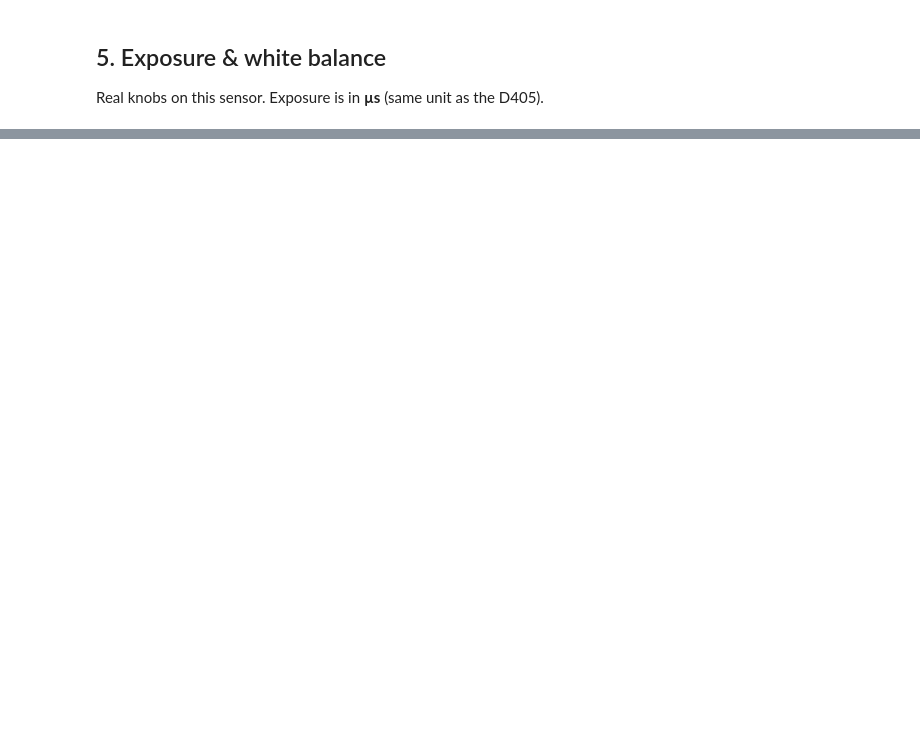
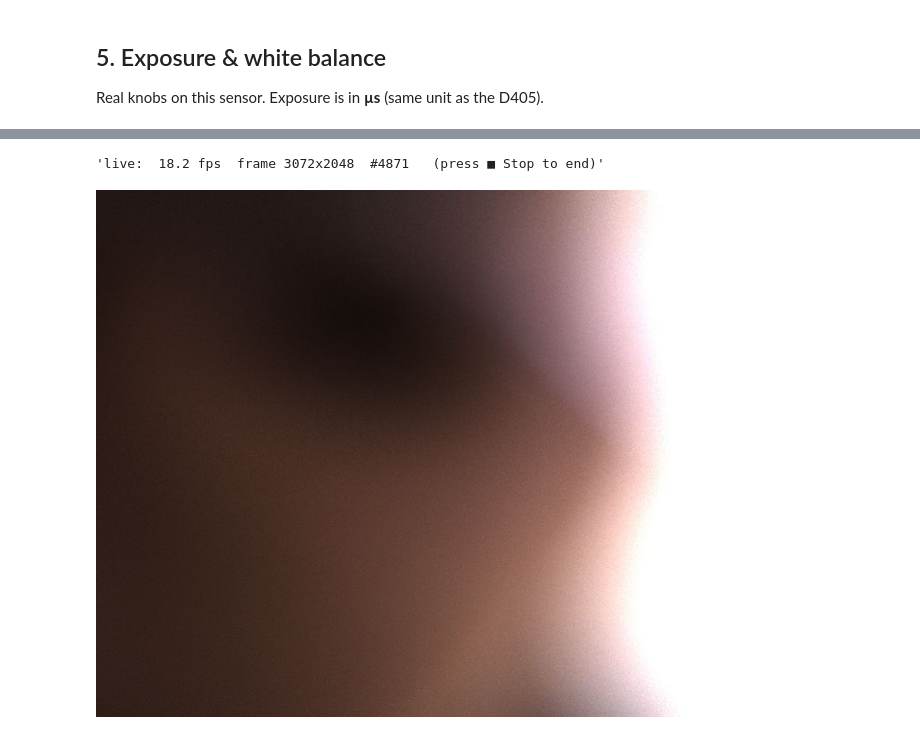
Before and after one commit to dorna-robotics/camera, a Jupyter notebook: example/hik.ipynb, the cells around one changed output, grey strips where cells are left out. Drawn from its saved outputs; the diff is of its cells as text; code cells hidden in the pictures; blank space fills up the shorter version.

```diff
--- a/example/hik.ipynb
+++ b/example/hik.ipynb
@@ -84,0 +149,37 @@ A few timed grabs — over PoE expect grab time roughly `1/fps + conversion`; th
+# %%
+import time
+import cv2
+from IPython.display import Image as IPyImage, display
+
+MAX_SEC = None      # None = run until you press ■ Stop; or set seconds
+SCALE   = 3         # display downscale (capture stays full-res)
+JPEG_Q  = 80
+
+def encode(img):
+    small = cv2.resize(img, (img.shape[1] // SCALE, img.shape[0] // SCALE))
+    return cv2.imencode(".jpg", small,
+                        [int(cv2.IMWRITE_JPEG_QUALITY), JPEG_Q])[1].tobytes()
+
+# Create the two output areas ONCE, then update them in place —
+# display handles never clear the cell output, so no blinking.
+img = cam.get_all()[5]
+status = display("live: starting…", display_id=True)
+screen = display(IPyImage(data=encode(img)), display_id=True)
+
+frames = 1
+t0 = time.time()
+try:
+    while MAX_SEC is None or time.time() - t0 < MAX_SEC:
+        img = cam.get_all()[5]
+        frames += 1
+        fps = frames / (time.time() - t0)
+        status.update(f"live: {fps:5.1f} fps  frame {img.shape[1]}x{img.shape[0]}  "
+                      f"#{frames}   (press ■ Stop to end)")
+        screen.update(IPyImage(data=encode(img)))
+except KeyboardInterrupt:
+    pass
+dt = time.time() - t0
+status.update(f"stopped: {frames} frames in {dt:.1f}s -> {frames/dt:.1f} fps")
+# %% [output]
+'live:  18.2 fps  frame 3072x2048  #4871   (press ■ Stop to end)'
+[figure, added]
```
Also changed, not shown: parts of 14 cells of this notebook, 1 other file.
